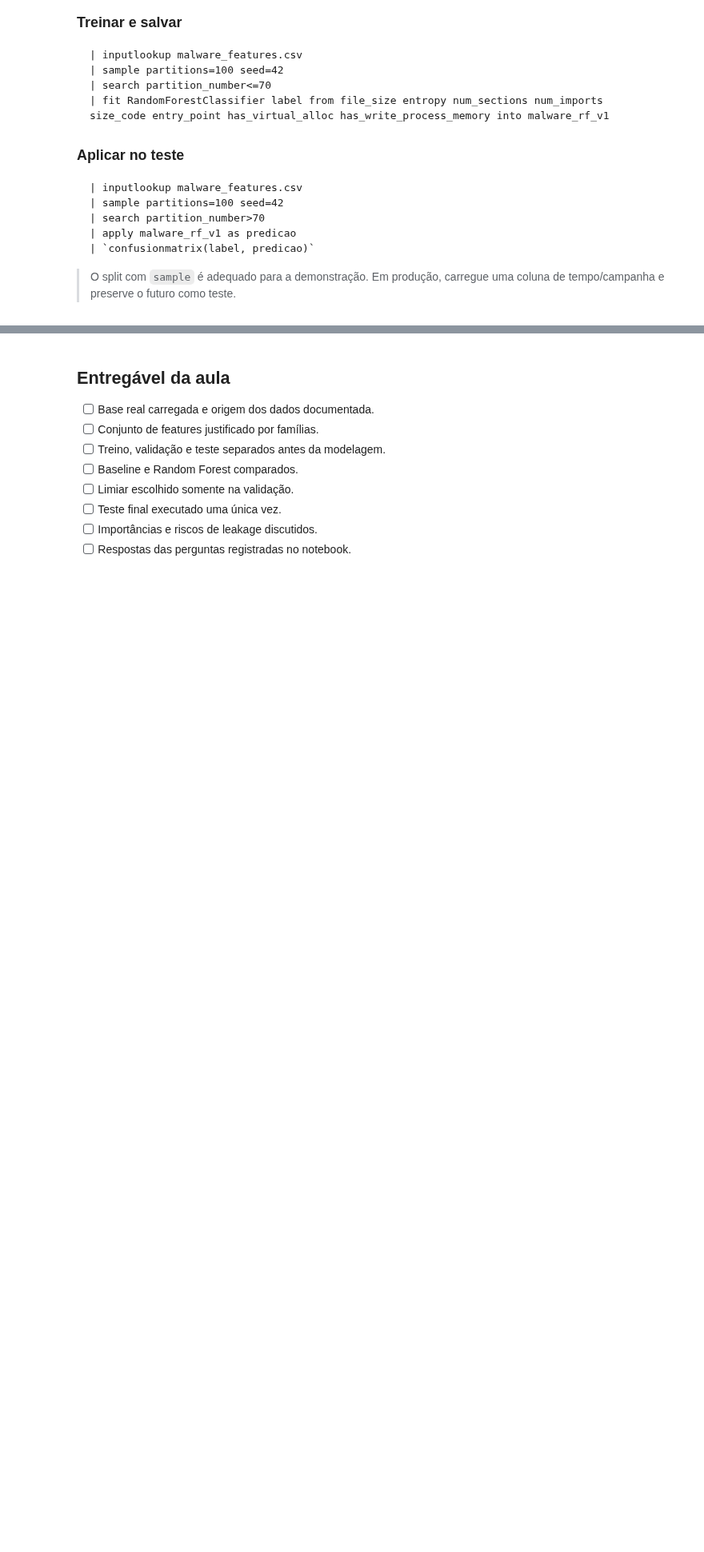
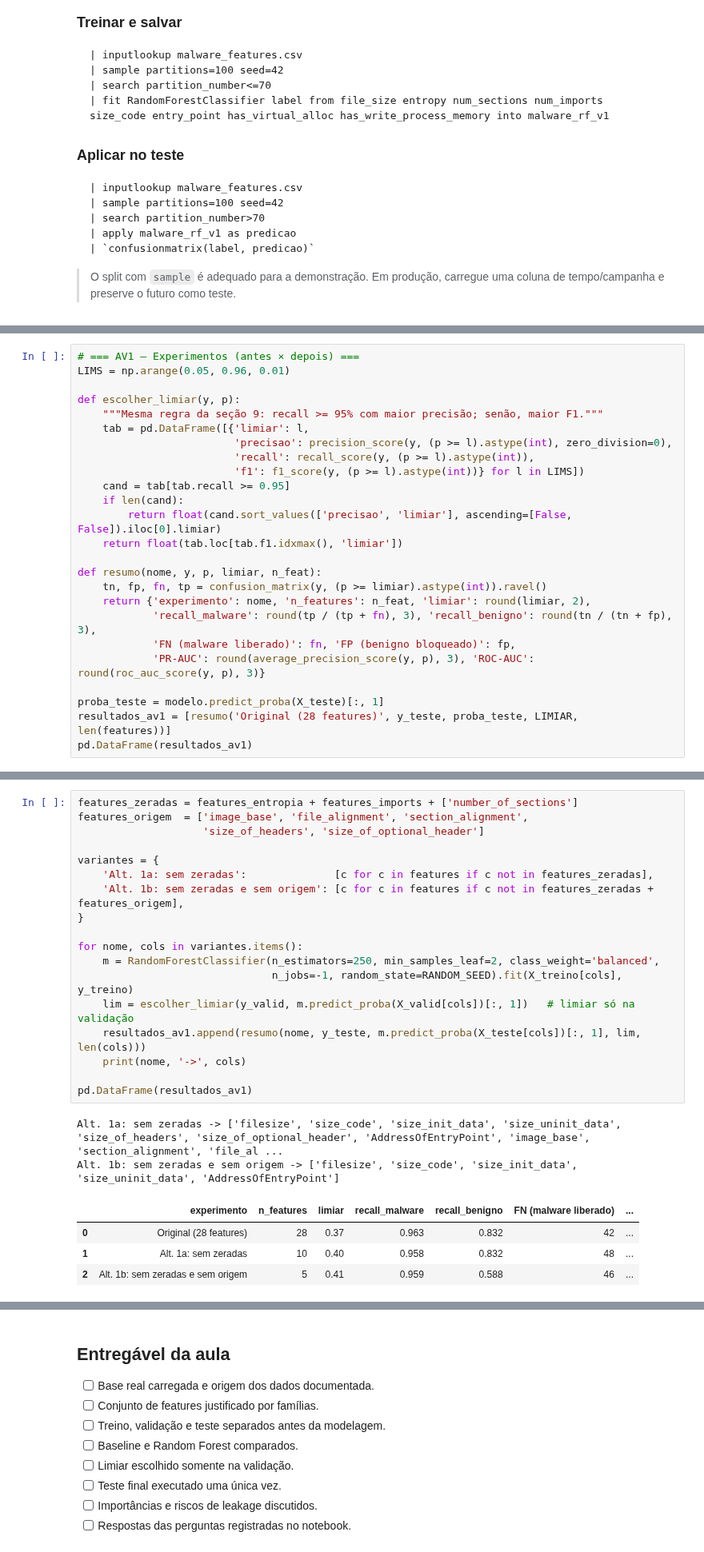
Before and after one commit to rafaelholder/CESAR-2026.2-ia-ciberseguranca., a Jupyter notebook: Aula 5/aula5_modelagem_detector_malware_uci_splunk.ipynb, the cells around one changed output, grey strips where cells are left out. Shown at 80% size. Drawn from its saved outputs; the diff is of its cells as text; blank space fills up the shorter version.

```diff
--- a/Aula 5/aula5_modelagem_detector_malware_uci_splunk.ipynb
+++ b/Aula 5/aula5_modelagem_detector_malware_uci_splunk.ipynb
@@ -578,0 +591,25 @@ Depois de enviar o arquivo como lookup:
+# %%
+# === AV1 — Experimentos (antes × depois) ===
+LIMS = np.arange(0.05, 0.96, 0.01)
+
+def escolher_limiar(y, p):
+    """Mesma regra da seção 9: recall >= 95% com maior precisão; senão, maior F1."""
+    tab = pd.DataFrame([{'limiar': l,
+                         'precisao': precision_score(y, (p >= l).astype(int), zero_division=0),
+                         'recall': recall_score(y, (p >= l).astype(int)),
+                         'f1': f1_score(y, (p >= l).astype(int))} for l in LIMS])
+    cand = tab[tab.recall >= 0.95]
+    if len(cand):
+        return float(cand.sort_values(['precisao', 'limiar'], ascending=[False, False]).iloc[0].limiar)
+    return float(tab.loc[tab.f1.idxmax(), 'limiar'])
+
+def resumo(nome, y, p, limiar, n_feat):
+    tn, fp, fn, tp = confusion_matrix(y, (p >= limiar).astype(int)).ravel()
+    return {'experimento': nome, 'n_features': n_feat, 'limiar': round(limiar, 2),
+            'recall_malware': round(tp / (tp + fn), 3), 'recall_benigno': round(tn / (tn + fp), 3),
+            'FN (malware liberado)': fn, 'FP (benigno bloqueado)': fp,
+            'PR-AUC': round(average_precision_score(y, p), 3), 'ROC-AUC': round(roc_auc_score(y, p), 3)}
+
+proba_teste = modelo.predict_proba(X_teste)[:, 1]
+resultados_av1 = [resumo('Original (28 features)', y_teste, proba_teste, LIMIAR, len(features))]
+pd.DataFrame(resultados_av1)
@@ -578,0 +622,25 @@ Depois de enviar o arquivo como lookup:
+# %%
+features_zeradas = features_entropia + features_imports + ['number_of_sections']
+features_origem  = ['image_base', 'file_alignment', 'section_alignment',
+                    'size_of_headers', 'size_of_optional_header']
+
+variantes = {
+    'Alt. 1a: sem zeradas':              [c for c in features if c not in features_zeradas],
+    'Alt. 1b: sem zeradas e sem origem': [c for c in features if c not in features_zeradas + features_origem],
+}
+
+for nome, cols in variantes.items():
+    m = RandomForestClassifier(n_estimators=250, min_samples_leaf=2, class_weight='balanced',
+                               n_jobs=-1, random_state=RANDOM_SEED).fit(X_treino[cols], y_treino)
+    lim = escolher_limiar(y_valid, m.predict_proba(X_valid[cols])[:, 1])   # limiar só na validação
+    resultados_av1.append(resumo(nome, y_teste, m.predict_proba(X_teste[cols])[:, 1], lim, len(cols)))
+    print(nome, '->', cols)
+
+pd.DataFrame(resultados_av1)
+# %% [output]
+Alt. 1a: sem zeradas -> ['filesize', 'size_code', 'size_init_data', 'size_uninit_data', 'size_of_headers', 'size_of_optional_header', 'AddressOfEntryPoint', 'image_base', 'section_alignment', 'file_al ...
+Alt. 1b: sem zeradas e sem origem -> ['filesize', 'size_code', 'size_init_data', 'size_uninit_data', 'AddressOfEntryPoint']
+|  | experimento | n_features | limiar | recall_malware | recall_benigno | FN (malware liberado) | ... |
+| 0 | Original (28 features) | 28 | 0.37 | 0.963 | 0.832 | 42 | ... |
+| 1 | Alt. 1a: sem zeradas | 10 | 0.40 | 0.958 | 0.832 | 48 | ... |
+| 2 | Alt. 1b: sem zeradas e sem origem | 5 | 0.41 | 0.959 | 0.588 | 46 | ... |
```
Also changed, not shown: parts of 21 cells of this notebook, 4 other files.
